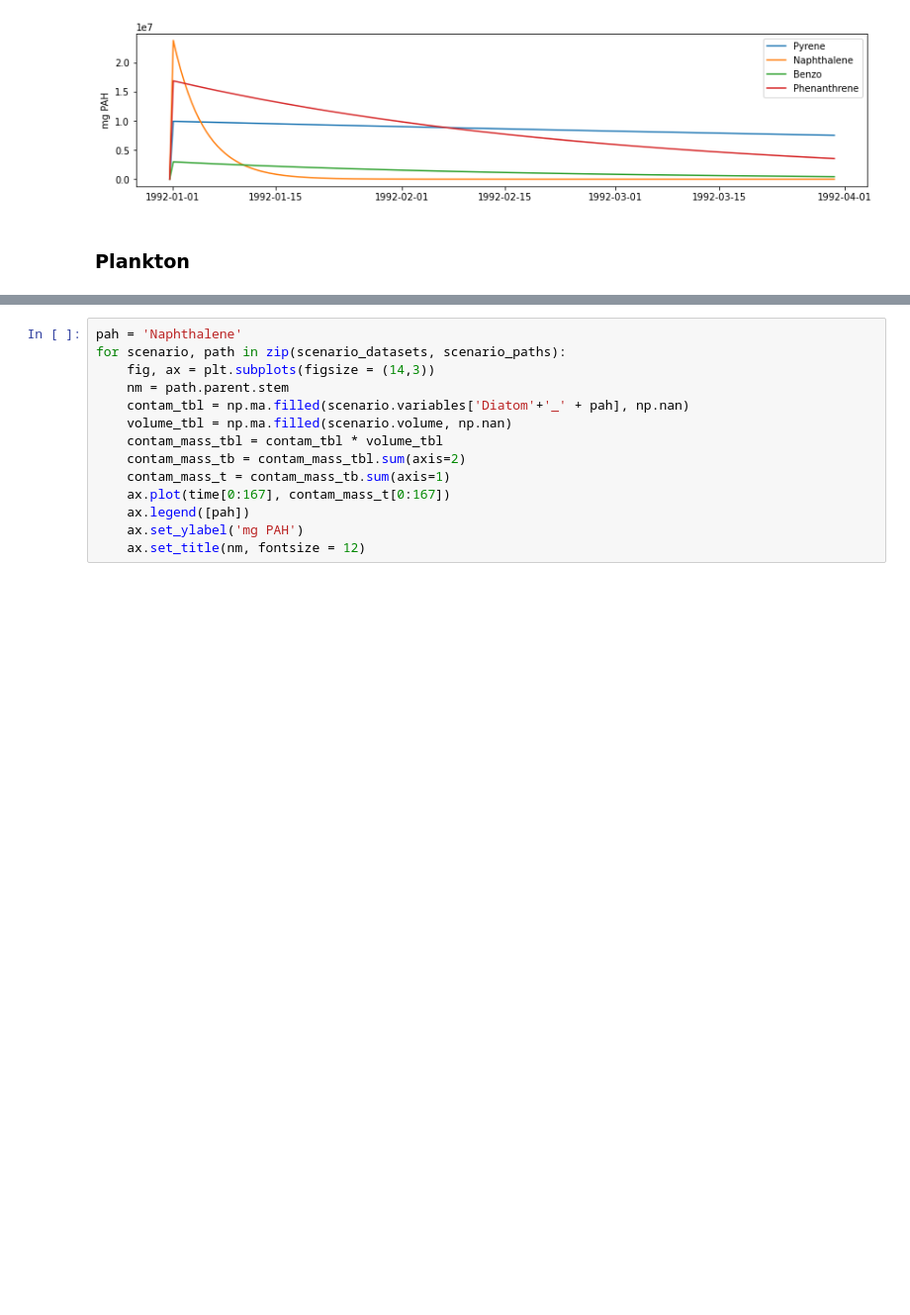
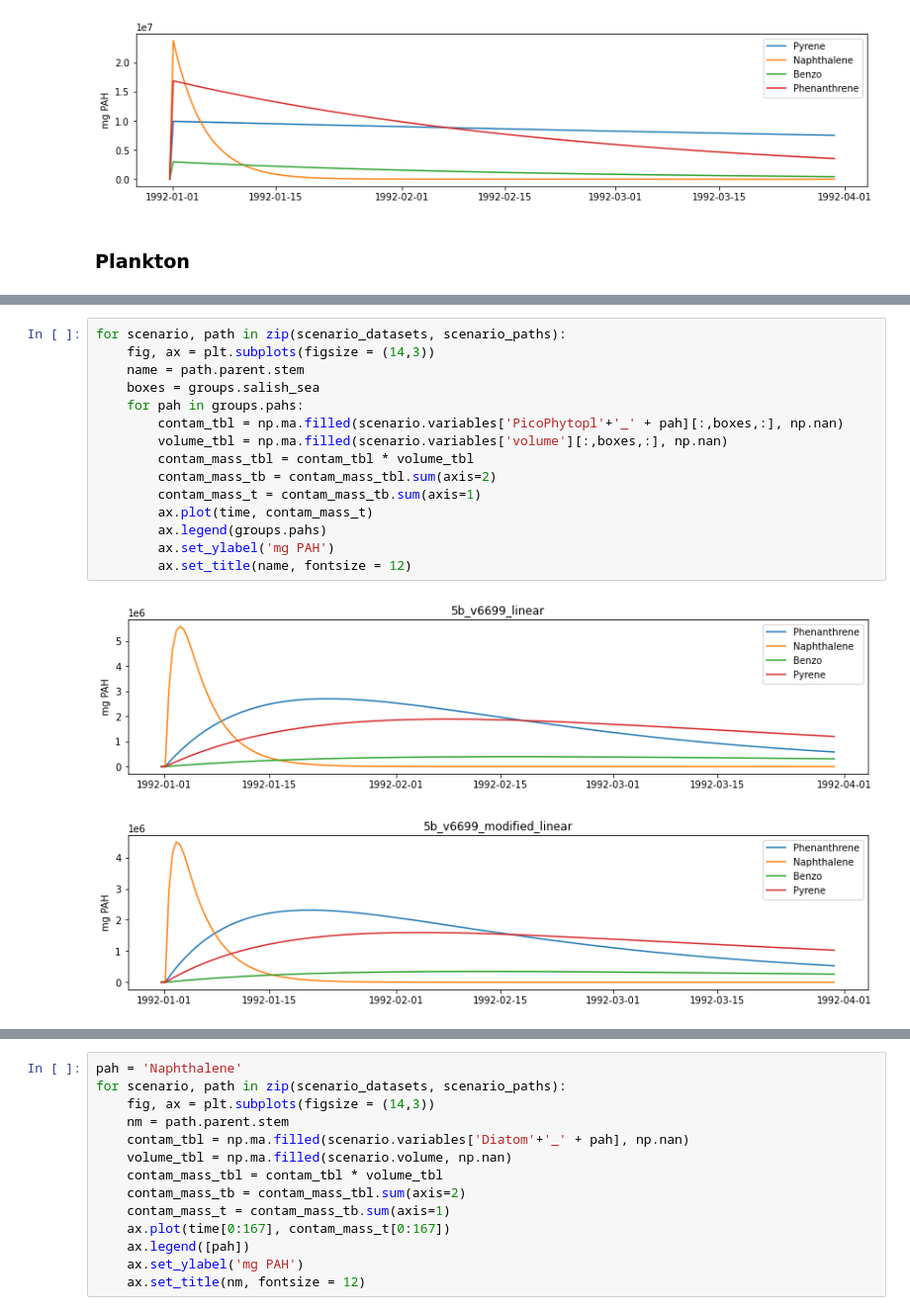
Before and after one commit to SS-Atlantis/analysis-raisha, a Jupyter notebook: notebooks/SSAM-contam-uptake-rates.ipynb, the cells around one changed output, grey strips where cells are left out. Shown at 99% size. Cells and saved outputs as stored; diff of their text form; blank space fills up the shorter version.

```diff
--- a/notebooks/SSAM-contam-uptake-rates.ipynb
+++ b/notebooks/SSAM-contam-uptake-rates.ipynb
@@ -147,0 +140,18 @@ for scenario, path in zip(scenario_datasets, scenario_paths):
+# %%
+for scenario, path in zip(scenario_datasets, scenario_paths):
+    fig, ax = plt.subplots(figsize = (14,3))
+    name = path.parent.stem
+    boxes = groups.salish_sea
+    for pah in groups.pahs:
+        contam_tbl = np.ma.filled(scenario.variables['PicoPhytopl'+'_' + pah][:,boxes,:], np.nan)
+        volume_tbl = np.ma.filled(scenario.variables['volume'][:,boxes,:], np.nan)
+        contam_mass_tbl = contam_tbl * volume_tbl
+        contam_mass_tb = contam_mass_tbl.sum(axis=2)
+        contam_mass_t = contam_mass_tb.sum(axis=1)
+        ax.plot(time, contam_mass_t)
+        ax.legend(groups.pahs)
+        ax.set_ylabel('mg PAH')
+        ax.set_title(name, fontsize = 12)
+# %% [output]
+[figure, added]
+[figure, added]
```
Also changed, not shown: parts of 11 cells of this notebook.
